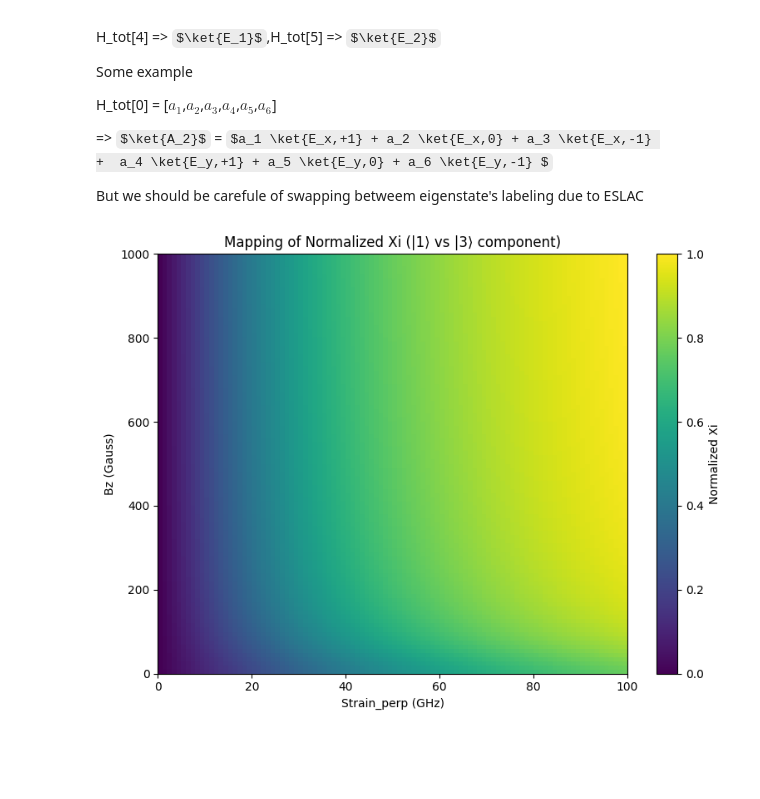
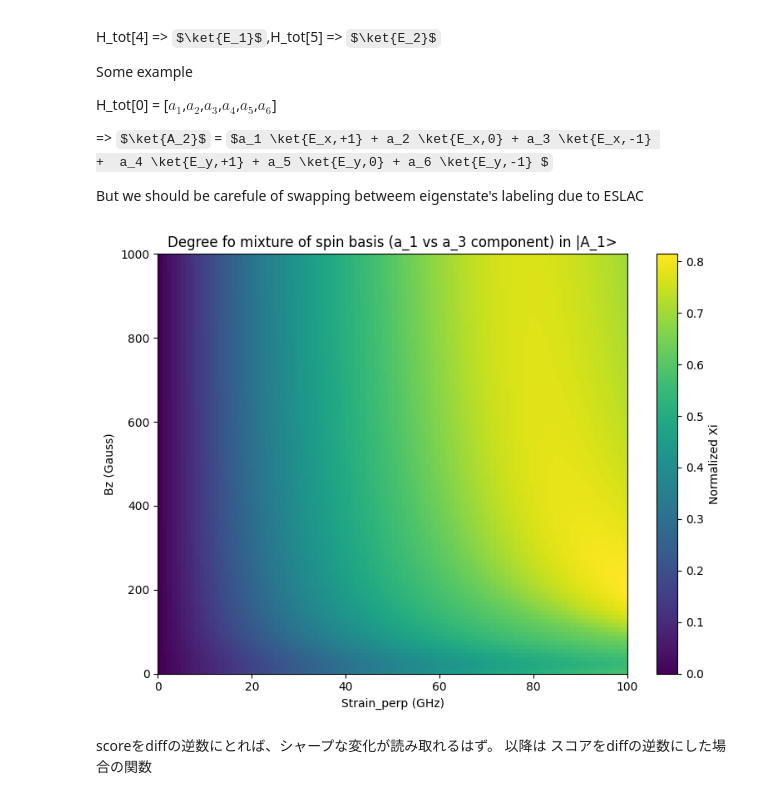
Before and after one commit to Risei412/EIT, a Jupyter notebook: Mapping of spin state_コピー.ipynb, the cells around one changed output. Drawn from its saved outputs; the diff is of its cells as text; code cells hidden in the pictures; some formulas as TeX source; blank space fills up the shorter version.

Commit message:
spin_mapping関数を修正

```diff
--- a/Mapping of spin state_コピー.ipynb
+++ b/Mapping of spin state_コピー.ipynb
@@ -136,12 +161,17 @@ H_tot[0] = [$a_1$,$a_2$,$a_3$,$a_4$,$a_5$,$a_6$]
 
 But we should be carefule of swapping betweem eigenstate's labeling due to ESLAC
 # %%
+# Prototype
+
 # definition of making colormap, spni_basis. Now, we assuume i, j as labeling of spin basis
 def making_colormap_spin_basis(spin_number,i,j,save_path=None):
     # Meshgrid parameters
     E = [0,0,0]
     strain_perp_values = np.linspace(0, 100e9, 100)
     Bz_values = np.linspace(0, 1000e-4, 100)
+
+    # initialization
+    score = 0.0
 
     # Allocate result matrix
     xi_map = np.zeros((len(strain_perp_values), len(Bz_values)))
@@ -157,17 +187,18 @@ def making_colormap_spin_basis(spin_number,i,j,save_path=None):
             H_tot = H_es + V_es(E, B, strain)
 
             amp_list = Decomposition(H_tot)[spin_number]  # Assuming first eigenstate
-            xi_val = Xi(amp_list, i, j)         # Xi between 1st and 3rd components
+            diff = Xi(amp_list, i, j)         # Xi between 1st and 3rd components
 
-            xi_map[k, w] = xi_val.item() if isinstance(xi_val, np.ndarray) else xi_val
+
+            xi_map[k, w] = diff.item() if isinstance(diff, np.ndarray) else diff
 
 
         # Normalize Xi map for better visualization
-    xi_map_norm = (xi_map - xi_map.min()) / (xi_map.max() - xi_map.min())
+    #xi_map_norm = (xi_map - xi_map.min()) / (xi_map.max() - xi_map.min())
 
     # Plotting the heatmap
     plt.figure(figsize=(8, 6))
-    plt.imshow(xi_map_norm, extent=[strain_perp_values[0]/1e9, strain_perp_values[-1]/1e9,
+    plt.imshow(xi_map, extent=[strain_perp_values[0]/1e9, strain_perp_values[-1]/1e9,
                                     Bz_values[0]*1e4, Bz_values[-1]*1e4],
             origin='lower', aspect='auto', cmap='viridis')
 
@@ -177,25 +208,30 @@ def making_colormap_spin_basis(spin_number,i,j,save_path=None):
         #plt.scatter(highlight_points[:, 0], highlight_points[:, 1],
                     #color='red', s=10, label='|a₀|^2+|a₂|^2 > 0.45')
 
+    # converting spin_number => ES
+    E_state = get_key_from_value(Es, spin_number)
+    i_component = get_key_from_value(spin_basis, i)
+    j_component = get_key_from_value(spin_basis, j)
+
     plt.colorbar(label='Normalized Xi')
     plt.xlabel('Strain_perp (GHz)')
     plt.ylabel('Bz (Gauss)')
-    plt.title(f'Mapping of Normalized Xi (|{i}⟩ vs |{j}⟩ component)')
+    plt.title('Degree fo mixture of spin basis (%s vs %s component) in %s' %(i_component,j_component,E_state))
     plt.tight_layout()
 
      # Save or show the plot
     if save_path:
-        filename = f"{save_path}/Xi_map_{i}_{j}.png"
+        filename = f"{save_path}/spin_mixture_{i}_{j}in_{E_state}.png"
         plt.savefig(filename)
         plt.close()
     else:
         plt.show()
 # %%
 
-s = 0
+s = 1
 making_colormap_spin_basis(s,1,3)
 # %% [output]
-[figure, old version]
+[figure, new version]
 # %%
 save_dir = './colormap_outputs'
 os.makedirs(save_dir, exist_ok=True)
@@ -218,2 +254,5 @@ for i in range(start,end + 1):
         if i != j:
             making_colormap_spin_basis(s, i, j, save_path=save_dir)
+# %% [markdown]
+scoreをdiffの逆数にとれば、シャープな変化が読み取れるはず。
+以降は スコアをdiffの逆数にした場合の関数
```
Also changed, not shown: parts of 8 cells of this notebook, 1 other file.
